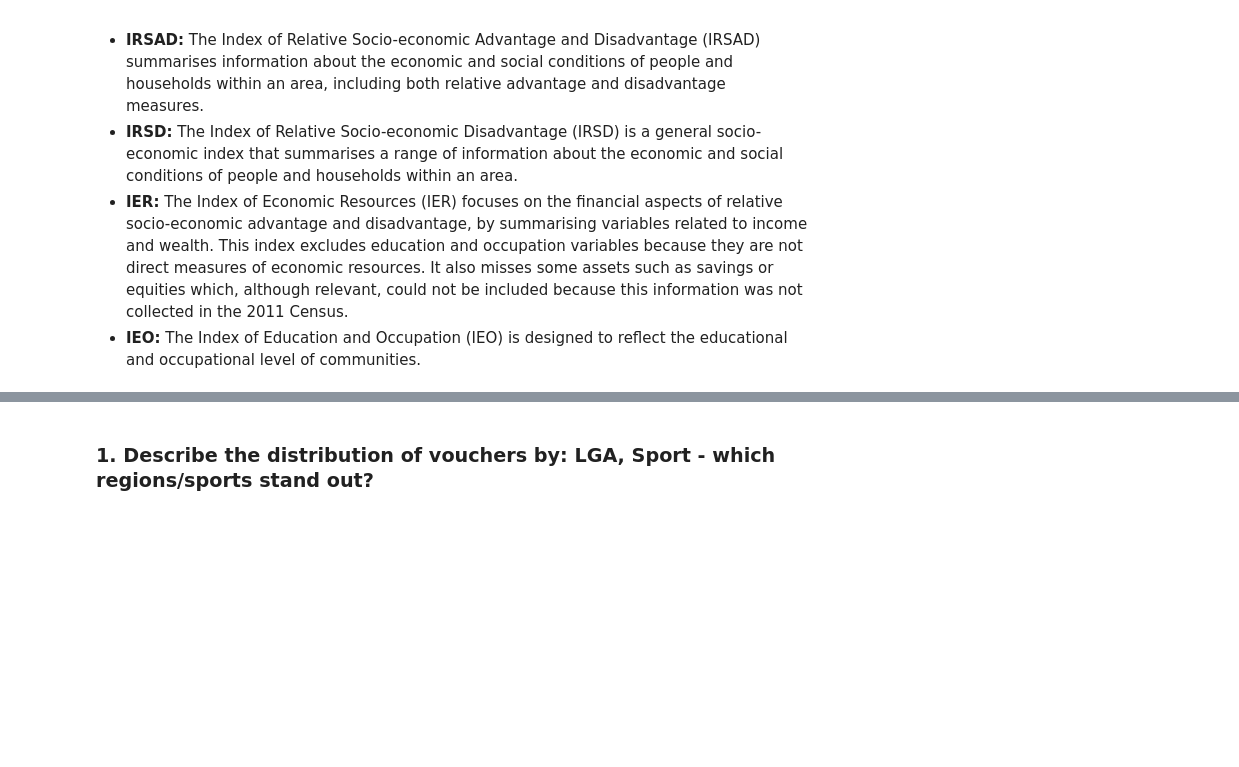
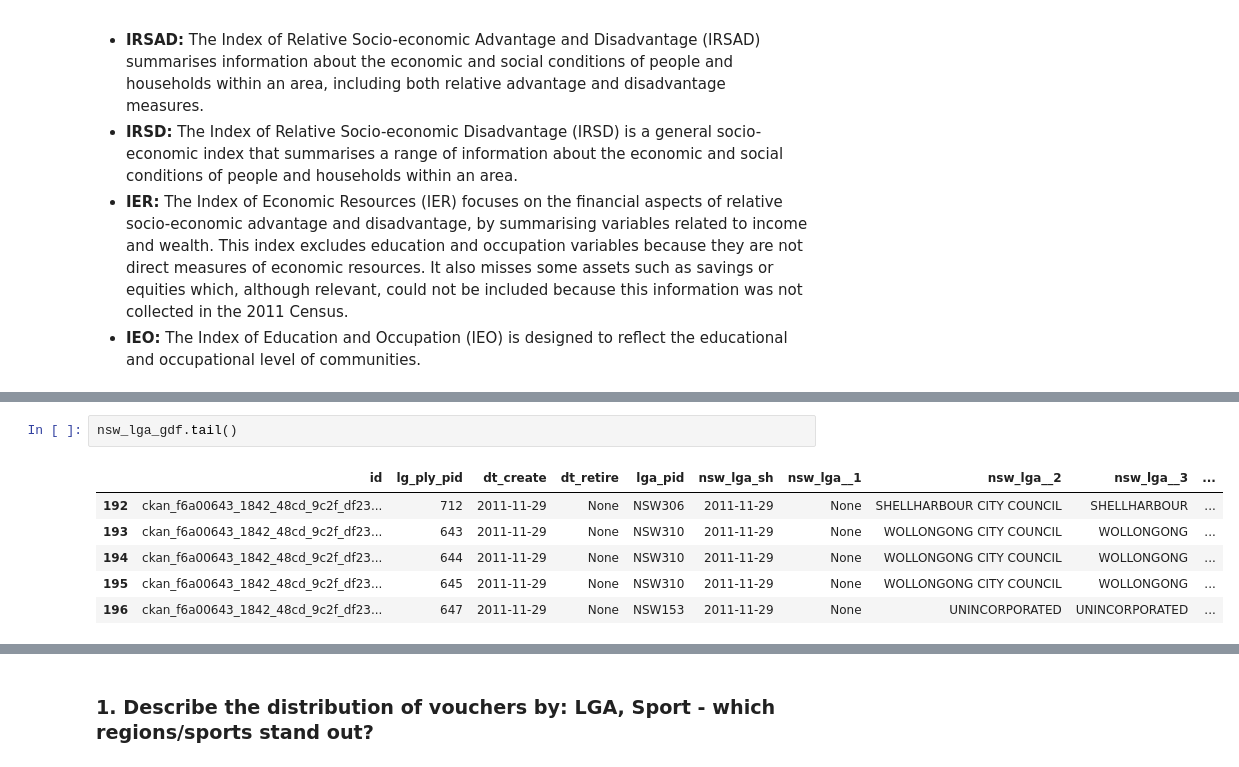
Before and after one commit to felix-rosenberger/Data-Science-Portfolio, a Jupyter notebook: Portfolio 2.ipynb, the cells around one changed output, grey strips where cells are left out. Drawn from its saved outputs; the diff is of its cells as text; blank space fills up the shorter version.

```diff
--- a/Portfolio 2.ipynb
+++ b/Portfolio 2.ipynb
@@ -124,0 +143,9 @@ __Low score indicates most disadvantaged.__
+# %%
+nsw_lga_gdf.tail()
+# %% [output]
+|  | id | lg_ply_pid | dt_create | dt_retire | lga_pid | nsw_lga_sh | nsw_lga__1 | nsw_lga__2 | nsw_lga__3 | ... |
+| 192 | ckan_f6a00643_1842_48cd_9c2f_df23... | 712 | 2011-11-29 | None | NSW306 | 2011-11-29 | None | SHELLHARBOUR CITY COUNCIL | SHELLHARBOUR | ... |
+| 193 | ckan_f6a00643_1842_48cd_9c2f_df23... | 643 | 2011-11-29 | None | NSW310 | 2011-11-29 | None | WOLLONGONG CITY COUNCIL | WOLLONGONG | ... |
+| 194 | ckan_f6a00643_1842_48cd_9c2f_df23... | 644 | 2011-11-29 | None | NSW310 | 2011-11-29 | None | WOLLONGONG CITY COUNCIL | WOLLONGONG | ... |
+| 195 | ckan_f6a00643_1842_48cd_9c2f_df23... | 645 | 2011-11-29 | None | NSW310 | 2011-11-29 | None | WOLLONGONG CITY COUNCIL | WOLLONGONG | ... |
+| 196 | ckan_f6a00643_1842_48cd_9c2f_df23... | 647 | 2011-11-29 | None | NSW153 | 2011-11-29 | None | UNINCORPORATED | UNINCORPORATED | ... |
```
Also changed, not shown: parts of 42 cells of this notebook, 1 other file.
